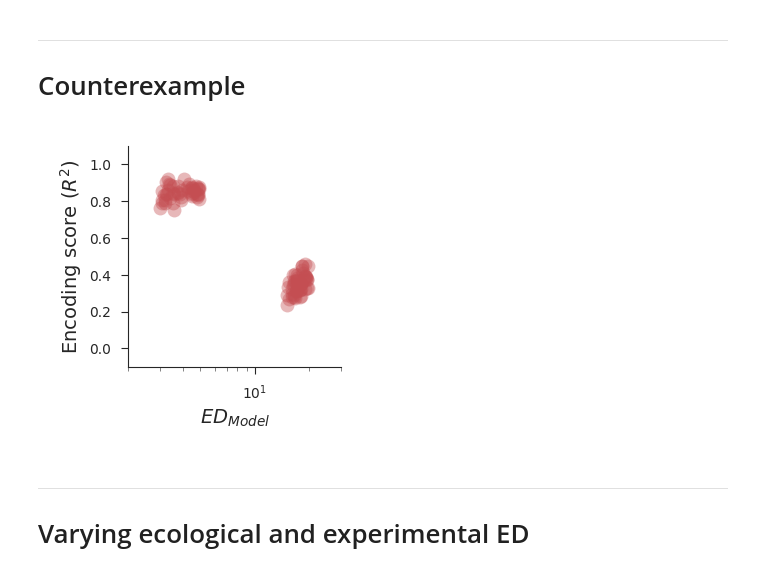
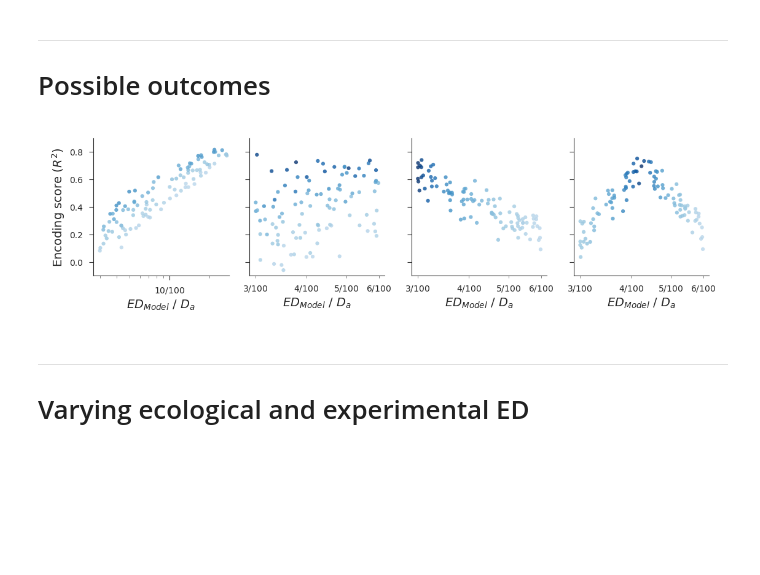
Before and after one commit to EricElmoznino/encoder_dimensionality, a Jupyter notebook: figures/manuscript/simulations.ipynb, the cells around one changed output. Saved outputs shown, nothing was run; the diff lists cells and outputs as text; code cells hidden in the pictures; blank space fills up the shorter version.

```diff
--- a/figures/manuscript/simulations.ipynb
+++ b/figures/manuscript/simulations.ipynb
@@ -198,18 +232,56 @@ plt.show()
-# %% [markdown]
----
-# Counterexample
-# %%
-fig, ax = plt.subplots(figsize=(1.5, 1.5))
-
-sns.scatterplot(data=data_counter, x='model_ed', y='r2_ceiled',
-                linewidth=0, s=25, color=sns.color_palette()[3], alpha=0.4, ax=ax)
-
-ax.set(xlabel=r'$ED_{Model}$', ylabel=r'Encoding score ($R^2$)', ylim=(-0.1, 1.1), xlim=(2, 30), xscale='log')
-
-plt.savefig('saved/simulations_results-counterexample.png', dpi=300)
-plt.show()
-# %% [output]
-[figure, removed]
+# %%
+def change_labels_to_ratio(ax, new_labels, minor=False):
+    labels = ax.axes.xaxis.get_ticklabels(minor=minor)
+    for i, num, denom in new_labels:
+        labels[i].set_position((num, 0))
+        frac = f'{num}/{denom}'
+        labels[i].set_text(r'$\mathdefault{' + frac + '}$')
+    ax.axes.xaxis.set_ticklabels(labels, minor=minor)
+# %% [markdown]
+---
+# Possible outcomes
+# %%
+fig, axs = plt.subplots(1, 4, figsize=(5.5, 1.5))
+cmap = sns.color_palette('Blues', as_cmap=True)
+
+sns.scatterplot(data=data_constant, x='model_ed', y='r2_ceiled', hue='model_alignment_strength',
+                linewidth=0, s=5, palette=cmap, hue_norm=(-0.4, 1), alpha=0.8, ax=axs[0])
+axs[0].legend().remove()
+
+sns.scatterplot(data=data_uncorr, x='model_ed', y='r2_ceiled', hue='model_alignment_strength',
+                linewidth=0, s=5, palette=cmap, hue_norm=(-0.4, 1), alpha=0.8, ax=axs[1])
+axs[1].legend().remove()
+
+sns.scatterplot(data=data_negcorr, x='model_ed', y='r2_ceiled', hue='model_alignment_strength',
+                linewidth=0, s=5, palette=cmap, hue_norm=(-0.4, 1), alpha=0.8, ax=axs[2])
+axs[2].legend().remove()
+
+sns.scatterplot(data=data_invu, x='model_ed', y='r2_ceiled', hue='model_alignment_strength',
+                linewidth=0, s=5, palette=cmap, hue_norm=(-0.4, 1), alpha=0.8, ax=axs[3])
+axs[3].legend().remove()
+
+ylim = (-.1, 0.9)
+axs[0].set(xlabel=r'$ED_{Model}\ /\ D_{a}$', ylabel=r'Encoding score ($R^2$)', xscale='log', xlim=(None, 28), ylim=ylim)
+axs[1].set(xlabel=r'$ED_{Model}\ /\ D_{a}$', ylabel=None, xscale='log', ylim=ylim)
+axs[2].set(xlabel=r'$ED_{Model}\ /\ D_{a}$', ylabel=None, xscale='log', ylim=ylim)
+axs[3].set(xlabel=r'$ED_{Model}\ /\ D_{a}$', ylabel=None, xscale='log', ylim=ylim)
+axs[1].axes.yaxis.set_ticklabels([])
+axs[2].axes.yaxis.set_ticklabels([])
+axs[3].axes.yaxis.set_ticklabels([])
+
+change_labels_to_ratio(axs[0], [(2, 10, sim.ambient)])
+for i in range(1, 4):
+    change_labels_to_ratio(axs[i],
+                           [(9, 3, sim.ambient),
+                            (10, 4, sim.ambient),
+                            (11, 5, sim.ambient),
+                            (12, 6, sim.ambient)],
+                           minor=True)
+
+plt.savefig('saved/simulations_results-outcomes.png', dpi=300)
+plt.show()
+# %% [output]
+[figure, added]
 # %% [markdown]
 ---
 # Varying ecological and experimental ED
```
Also changed, not shown: parts of 4 cells of this notebook, 16 other files.
